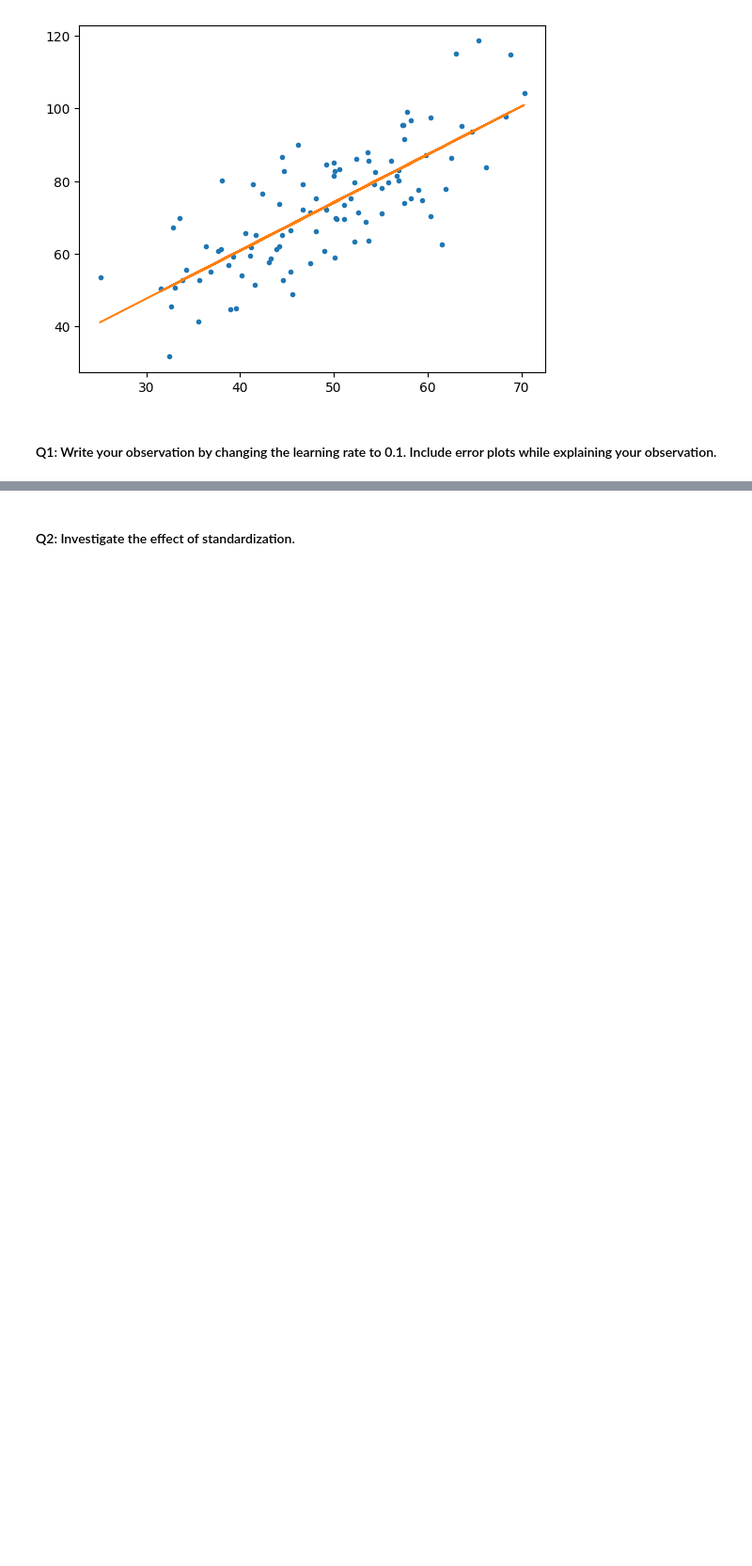
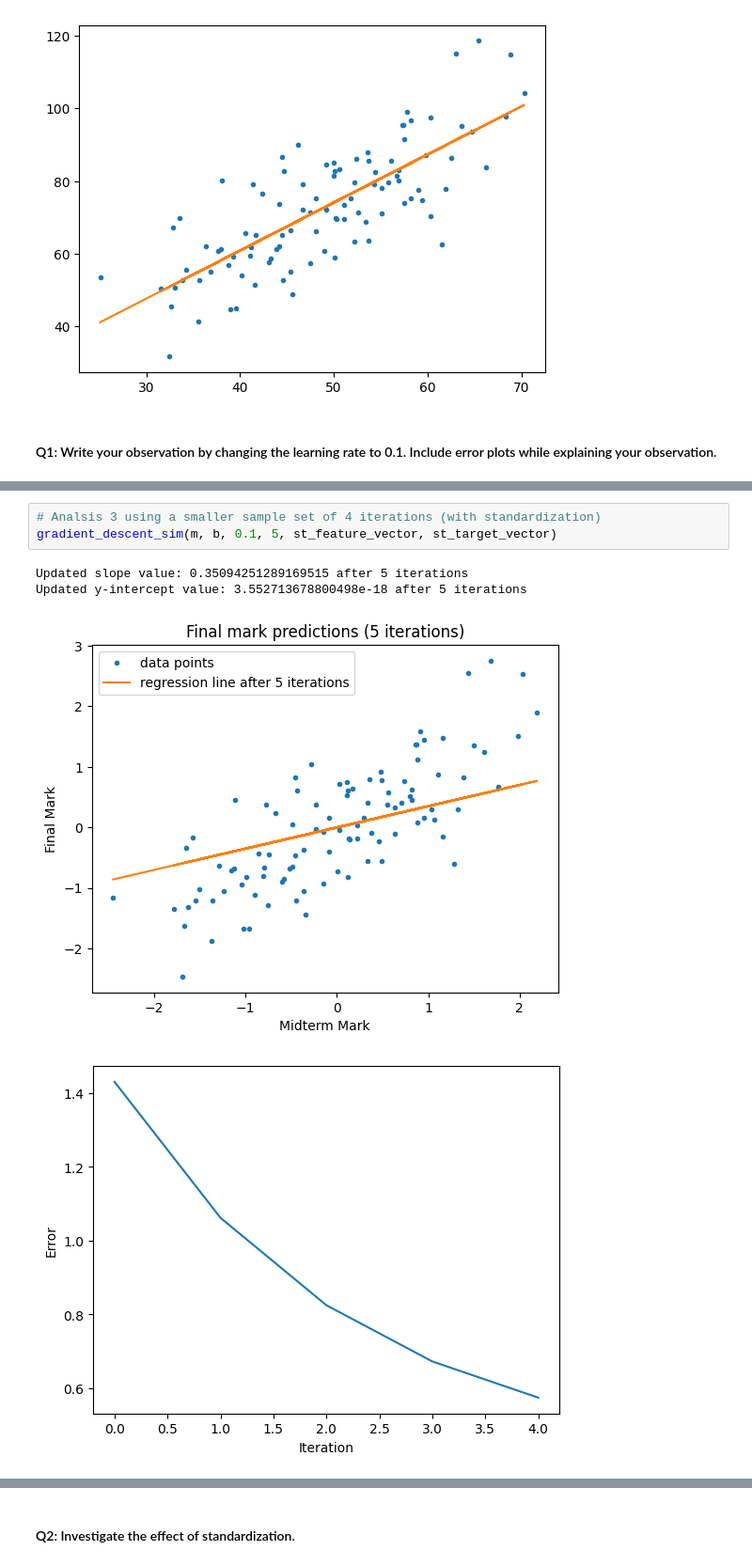
Before and after one commit to janakan2466/ml-samples, a Jupyter notebook: Janakan_Sivaloganathan_Lab_1.ipynb, the cells around one changed output, grey strips where cells are left out. Shown: that part at 94% size. Drawn from its saved outputs; the diff is of its cells as text; blank space fills up the shorter version.

```diff
--- a/Janakan_Sivaloganathan_Lab_1.ipynb
+++ b/Janakan_Sivaloganathan_Lab_1.ipynb
@@ -247,0 +253,8 @@ Updated y-intercept value: -1.8207268088133824e+268 after 100 iterations
+# %%
+# Analsis 3 using a smaller sample set of 4 iterations (with standardization)
+gradient_descent_sim(m, b, 0.1, 5, st_feature_vector, st_target_vector)
+# %% [output]
+Updated slope value: 0.35094251289169515 after 5 iterations
+Updated y-intercept value: 3.552713678800498e-18 after 5 iterations
+[figure, added]
+[figure, added]
```
Also changed, not shown: parts of 11 cells of this notebook.
